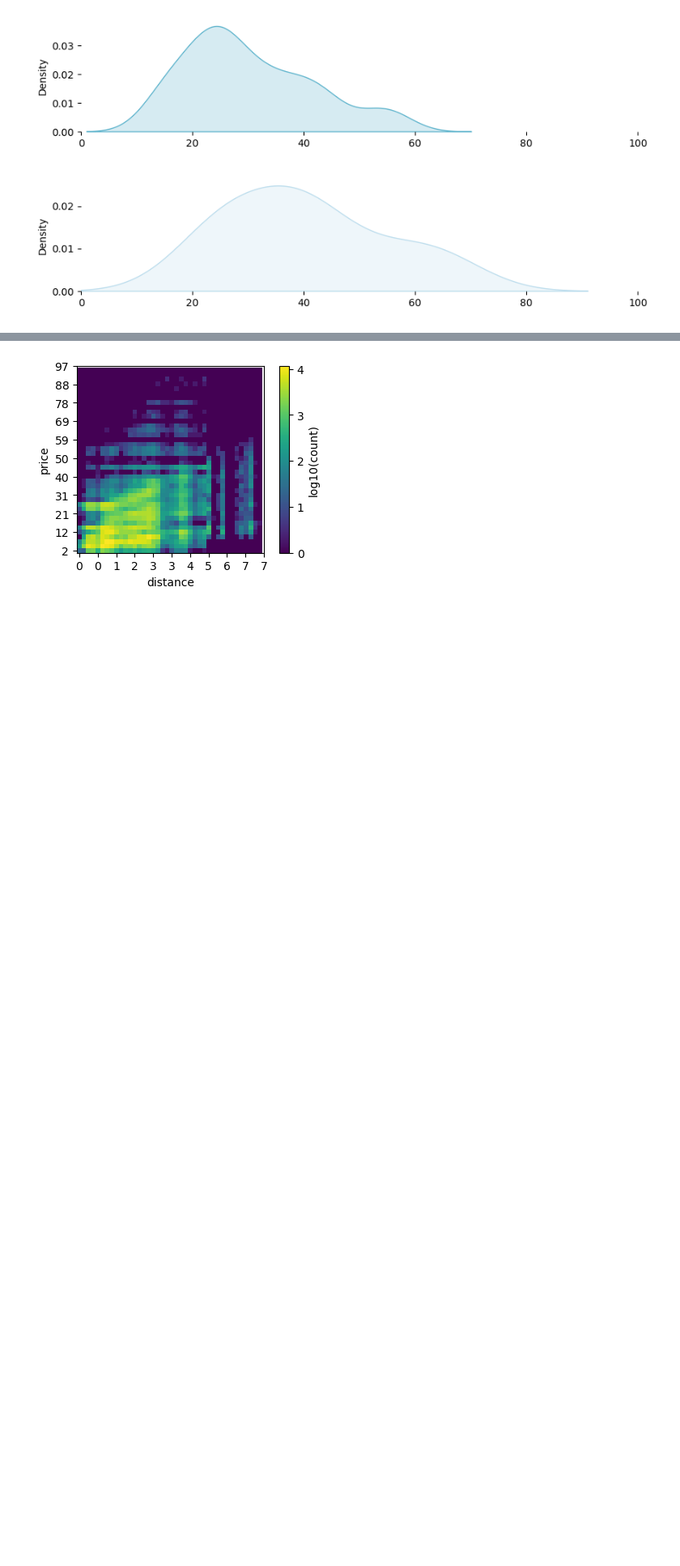
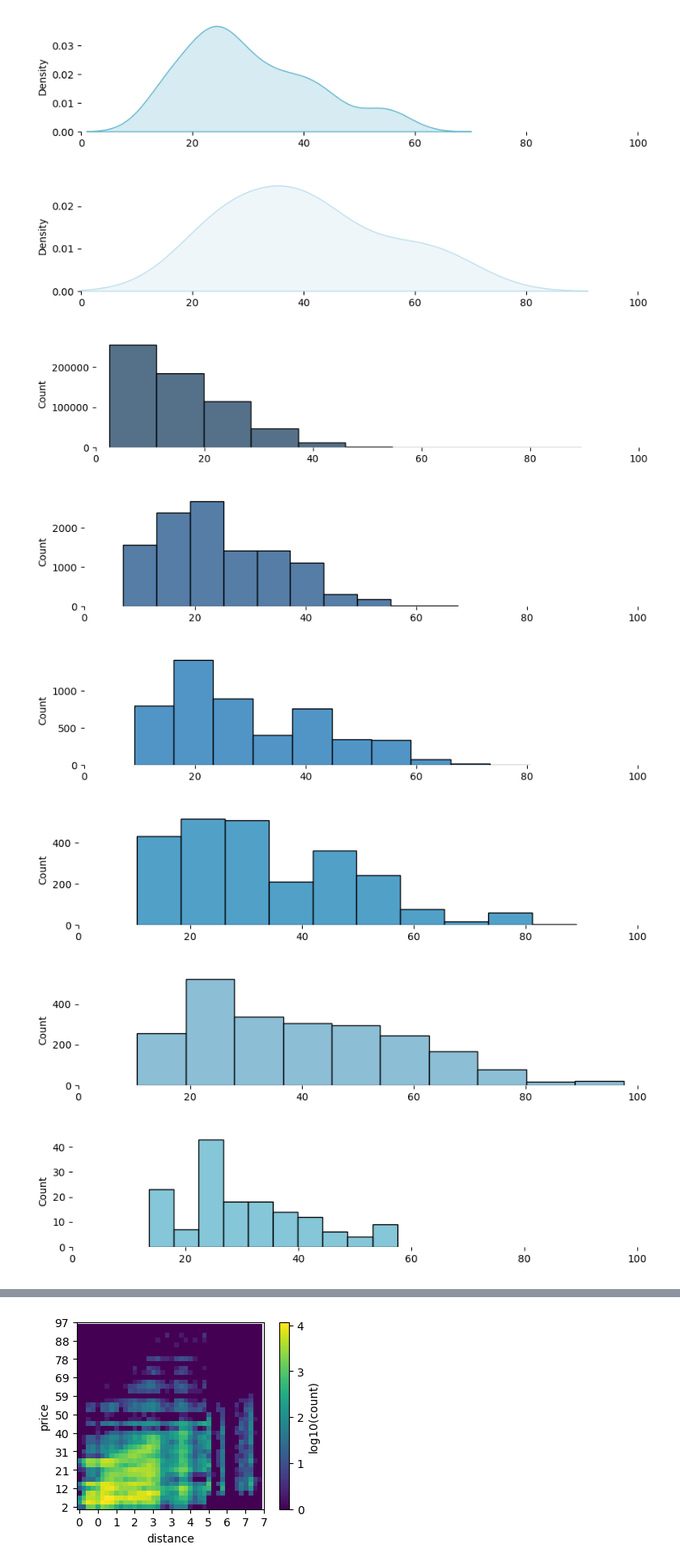
Before and after one commit to WWWW0203/data1030Project, a Jupyter notebook: DATA1030midtermproject.ipynb, the cells around one changed output, grey strips where cells are left out. Shown at 81% size. Cells and saved outputs as stored; diff of their text form; code cells hidden in the pictures; blank space fills up the shorter version.

```diff
--- a/DATA1030midtermproject.ipynb
+++ b/DATA1030midtermproject.ipynb
@@ -498,3 +498,20 @@ for surge_multiplier, data in ride_weather.groupby('surge_multiplier'):
 [figure]
 [figure]
 [figure]
+# %%
+custom_palette = ['#1c4061', '#1c5188', '#1772B4','#1781B5','#66A9C9','#5CB3CC','#BCDDED','#CBE7D7','#A5D6D0','#69A794','#3EA894']
+i = 0
+for surge_multiplier, data in ride_weather.groupby('surge_multiplier'):
+    fig, ax = plt.subplots(figsize=(10, 2))
+    ax.set_xlim(0,100)
+    ax.set_xlabel( " " , size = 1 )
+    sns.despine(bottom = True, left = True)
+    sns.histplot(data['price'], ax=ax, fill = 'true', label = surge_multiplier, color = custom_palette[i], bins = 10)
+    i += 1
+# %% [output]
+[figure, added]
+[figure, added]
+[figure, added]
+[figure, added]
+[figure, added]
+[figure, added]
```
Also changed, not shown: parts of 5 cells of this notebook.
